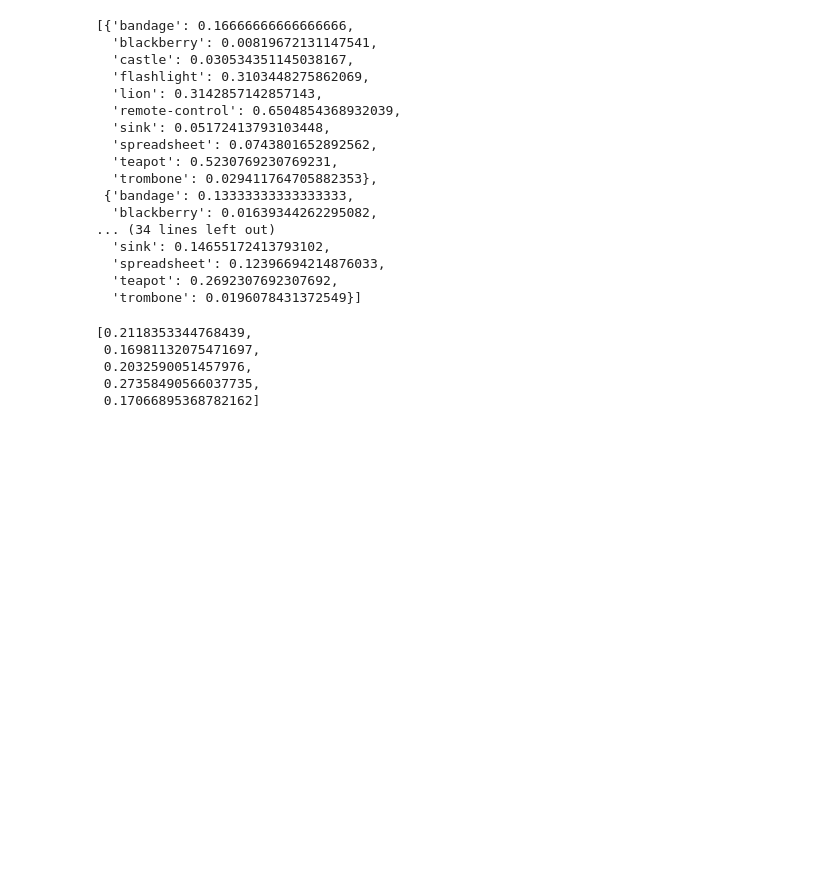
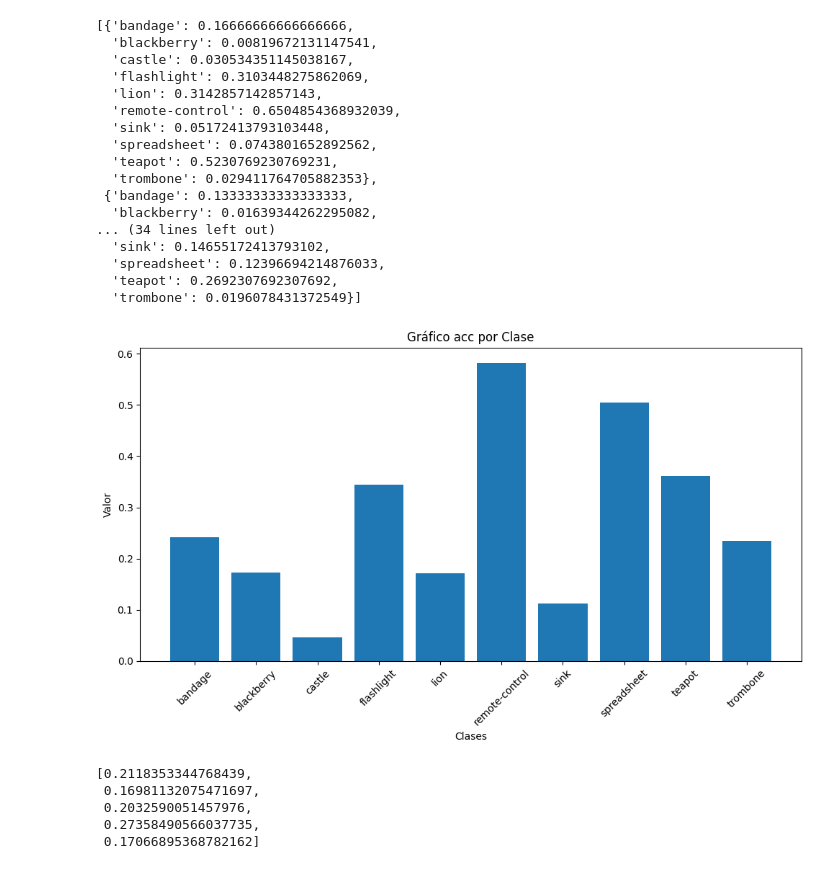
Before and after one commit to Mieres7/AprendizajeAutomatico, a Jupyter notebook: Tarea 2/AATarea2.ipynb, the cells around one changed output. Drawn from its saved outputs; the diff is of its cells as text; code cells hidden in the pictures; blank space fills up the shorter version.

```diff
--- a/Tarea 2/AATarea2.ipynb
+++ b/Tarea 2/AATarea2.ipynb
@@ -562,6 +613,20 @@ acc_clase_2
   'spreadsheet': 0.12396694214876033,
   'teapot': 0.2692307692307692,
   'trombone': 0.0196078431372549}]
+# %%
+data = {'bandage': 0.24166666666666667,
+  'blackberry': 0.1721311475409836,
+  'castle': 0.04580152671755725,
+  'flashlight': 0.3448275862068966,
+  'lion': 0.17142857142857143,
+  'remote-control': 0.5825242718446602,
+  'sink': 0.11206896551724138,
+  'spreadsheet': 0.5041322314049587,
+  'teapot': 0.36153846153846153,
+  'trombone': 0.23529411764705882}
+plot_bar_chart(data)
+# %% [output]
+[figure, added]
 # %%
 acc_total_2
 # %% [output]
```
Also changed, not shown: parts of 13 cells of this notebook.
